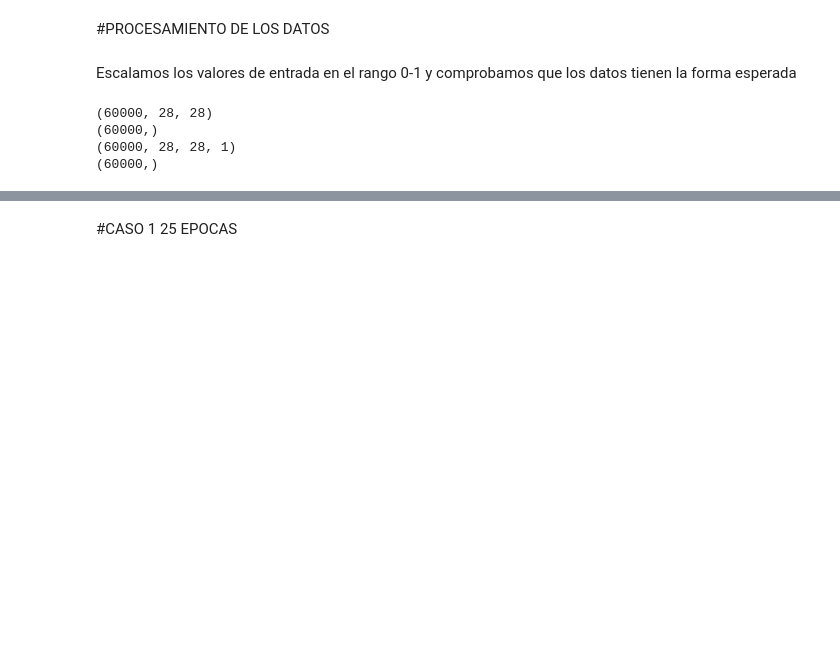
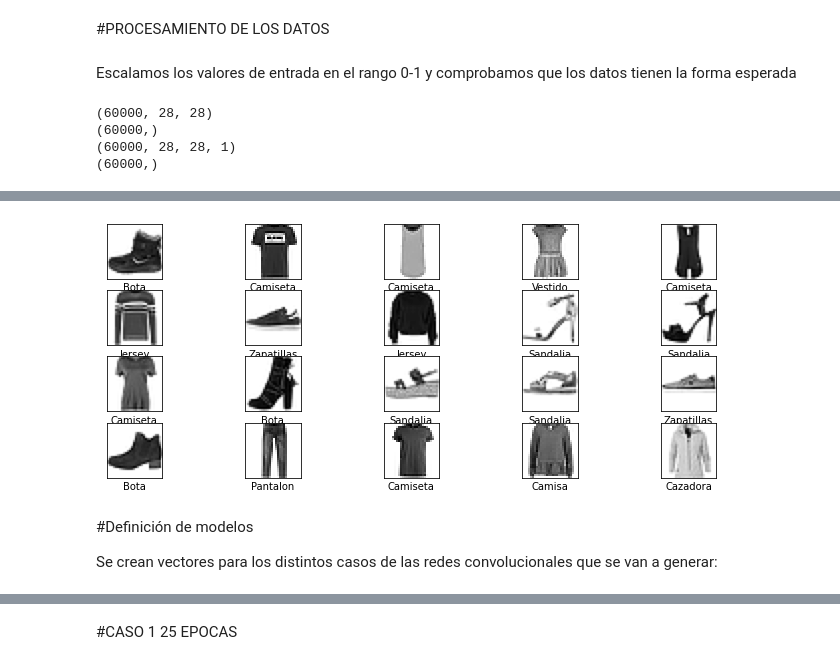
Before and after one commit to nachodelis/AA_PRACTICA1_GRUPO_4, a Jupyter notebook: AA_PRACTICA2_GRUPO_4.ipynb, the cells around one changed output, grey strips where cells are left out. Cells and saved outputs as stored; diff of their text form; code cells hidden in the pictures; blank space fills up the shorter version.

```diff
--- a/AA_PRACTICA2_GRUPO_4.ipynb
+++ b/AA_PRACTICA2_GRUPO_4.ipynb
@@ -44,6 +51,7 @@ import matplotlib.pyplot as plt
 from keras.datasets import fashion_mnist
 
 (train_images, train_labels), (test_images, test_labels) = fashion_mnist.load_data()
+mostrarimagenes=train_images
 # %% [markdown]
 
 
@@ -407,9 +170,0 @@ def plot_value_array(i, predictions_array, true_label):
-# %%
-i = 5
-plt.figure(figsize=(6,3))
-plt.subplot(1,2,1)
-plot_image(i, predictions[i], test_labels, test_images.reshape(10000,28,28))
-plt.subplot(1,2,2)
-
-plot_value_array(i, predictions[i], test_labels)
-plt.show()
@@ -507,13 +170,0 @@ _________________________________________________________________
-# %%
-model.compile(loss='sparse_categorical_crossentropy',
-              optimizer='adam',
-              metrics=['accuracy'])
-
-model.fit(train_images, train_labels,
-          batch_size=100,
-          epochs=5,
-          verbose=1)
-
-test_loss, test_acc = model.evaluate(test_images, test_labels)
-
-print('Test accuracy:', test_acc)
@@ -591,9 +170,0 @@ def plot_value_array(i, predictions_array, true_label):
-# %%
-i = 5
-plt.figure(figsize=(6,3))
-plt.subplot(1,2,1)
-plot_image(i, predictions[i], test_labels, test_images.reshape(10000,28,28))
-plt.subplot(1,2,2)
-
-plot_value_array(i, predictions[i], test_labels)
-plt.show()
@@ -653,0 +171,16 @@ for i in range (0,13):
+# %%
+plt.figure(figsize=(12,12))
+for i in range(20):
+  plt.subplot(10,5,i+1)
+  plt.xticks([])
+  plt.yticks([])
+  plt.grid(False)
+  plt.imshow(mostrarimagenes[i], cmap=plt.cm.binary)
+  plt.xlabel(class_names[train_labels[i]])
+plt.show()
+# %% [output]
+[figure, added]
+# %% [markdown]
+#Definición de modelos
+
+Se crean vectores para los distintos casos de las redes convolucionales que se van a generar:
```
Also changed, not shown: parts of 61 cells of this notebook.
